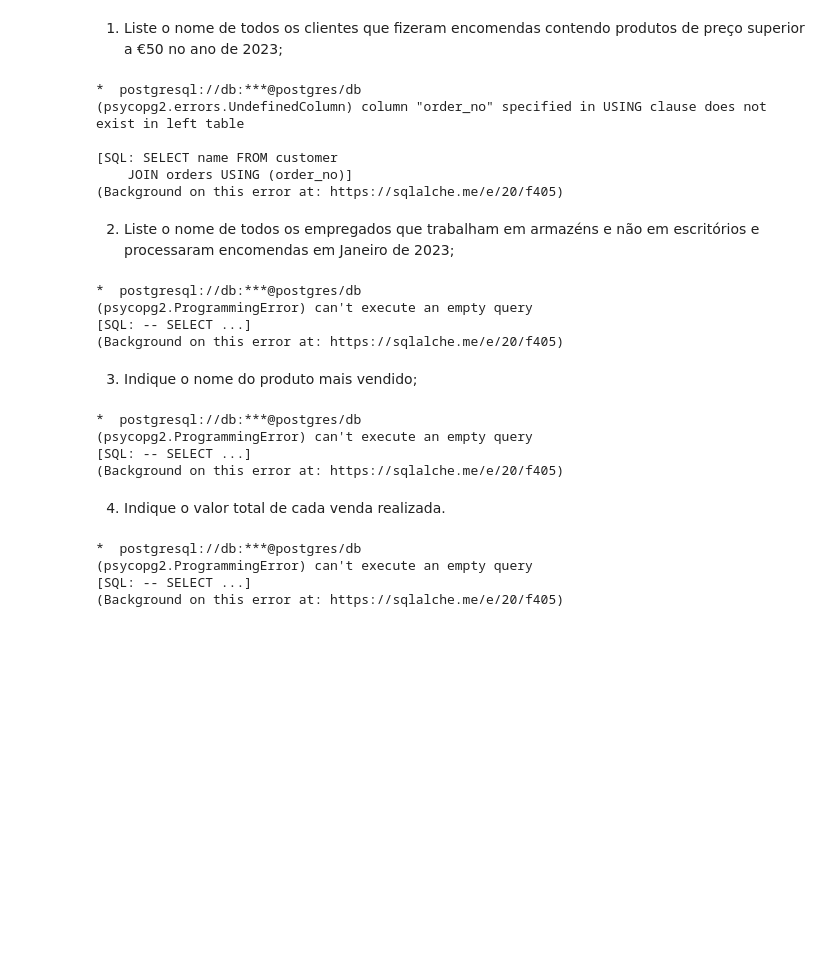
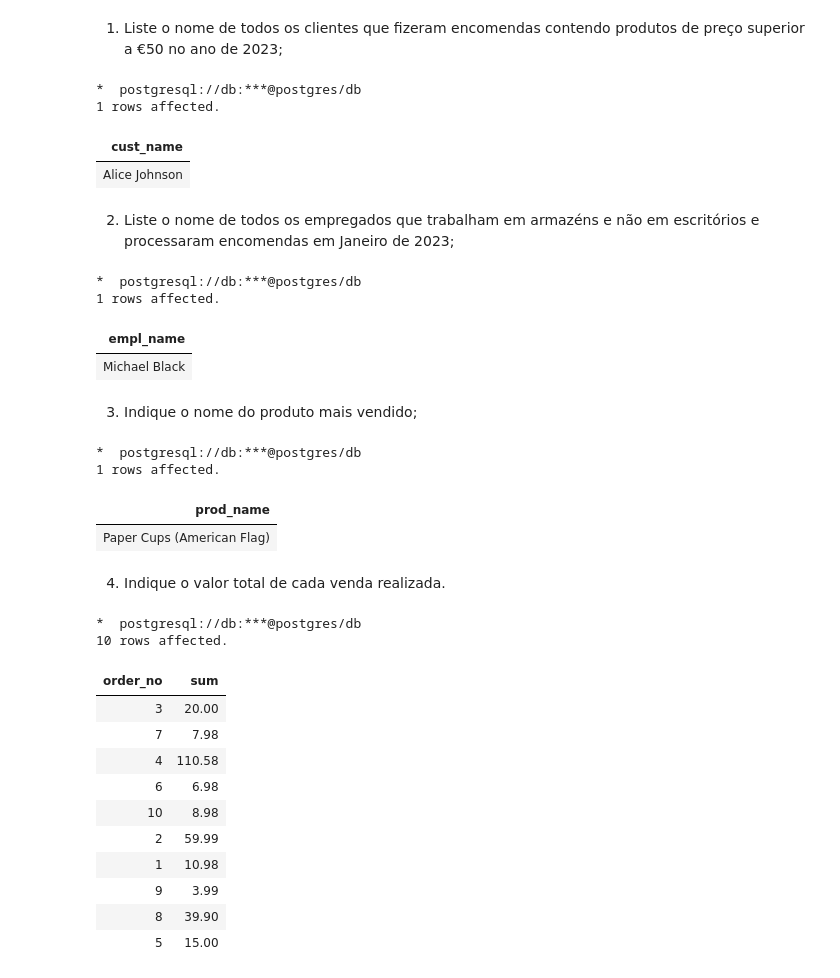
Before and after one commit to beasmm/BD, a Jupyter notebook: report.ipynb, the cells around one changed output. Cells and saved outputs as stored; diff of their text form; code cells hidden in the pictures; blank space fills up the shorter version.

```diff
--- a/report.ipynb
+++ b/report.ipynb
@@ -535,45 +535,85 @@ Apresente a expressão SQL correspondente  a cada uma das interrogações de Ál
 # %%
 %%sql
 
-SELECT name FROM customer
+SELECT DISTINCT cust_name FROM customer
+    JOIN places USING (cust_no)
     JOIN orders USING (order_no)
+    JOIN contains USING (order_no)
+WHERE
+    EXTRACT(YEAR FROM order_date) = 2023
+AND order_no IN (
+    SELECT order_no
+    FROM contains
+        JOIN product USING (sku)
+    WHERE price > 50
+    );
 # %% [output]
 *  postgresql://db:***@postgres/db
-(psycopg2.errors.UndefinedColumn) column "order_no" specified in USING clause does not exist in left table
-
-[SQL: SELECT name FROM customer
-    JOIN orders USING (order_no)]
-(Background on this error at: https://sqlalche.me/e/20/f405)
+1 rows affected.
+| cust_name |
+| Alice Johnson |
 # %% [markdown]
 2. Liste o nome de todos os empregados que trabalham em armazéns e não em escritórios e processaram encomendas em Janeiro de 2023;
 # %%
 %%sql
 
--- SELECT ...
+SELECT DISTINCT empl_name FROM employee
+    JOIN process USING (ssn)
+    JOIN orders USING (order_no)
+    JOIN works USING (ssn)
+WHERE
+    EXTRACT(MONTH FROM order_date) = 1
+AND EXTRACT(YEAR FROM order_date) = 2023
+AND address IN (
+    SELECT address FROM works
+        JOIN warehouse USING (address))
 # %% [output]
 *  postgresql://db:***@postgres/db
-(psycopg2.ProgrammingError) can't execute an empty query
-[SQL: -- SELECT ...]
-(Background on this error at: https://sqlalche.me/e/20/f405)
+1 rows affected.
+| empl_name |
+| Michael Black |
 # %% [markdown]
 3. Indique o nome do produto mais vendido;
 # %%
 %%sql
 
--- SELECT ...
+SELECT prod_name
+FROM product
+WHERE sku IN (
+    SELECT sku
+    FROM contains
+    GROUP BY sku
+    HAVING SUM(qty) >= ALL (
+        SELECT SUM(qty)
+        FROM contains
+        GROUP BY sku
+    )
+);
 # %% [output]
 *  postgresql://db:***@postgres/db
-(psycopg2.ProgrammingError) can't execute an empty query
-[SQL: -- SELECT ...]
-(Background on this error at: https://sqlalche.me/e/20/f405)
+1 rows affected.
+| prod_name |
+| Paper Cups (American Flag) |
 # %% [markdown]
 4. Indique o valor total de cada venda realizada.
 # %%
 %%sql
 
--- SELECT ...
+SELECT order_no, SUM(qty * price)
+FROM contains
+    JOIN product USING (sku)
+GROUP BY order_no;
 # %% [output]
 *  postgresql://db:***@postgres/db
-(psycopg2.ProgrammingError) can't execute an empty query
-[SQL: -- SELECT ...]
-(Background on this error at: https://sqlalche.me/e/20/f405)
+10 rows affected.
+| order_no | sum |
+| 3 | 20.00 |
+| 7 | 7.98 |
+| 4 | 110.58 |
+| 6 | 6.98 |
+| 10 | 8.98 |
+| 2 | 59.99 |
+| 1 | 10.98 |
+| 9 | 3.99 |
+| 8 | 39.90 |
+| 5 | 15.00 |
```
Also changed, not shown: parts of 3 cells of this notebook.
